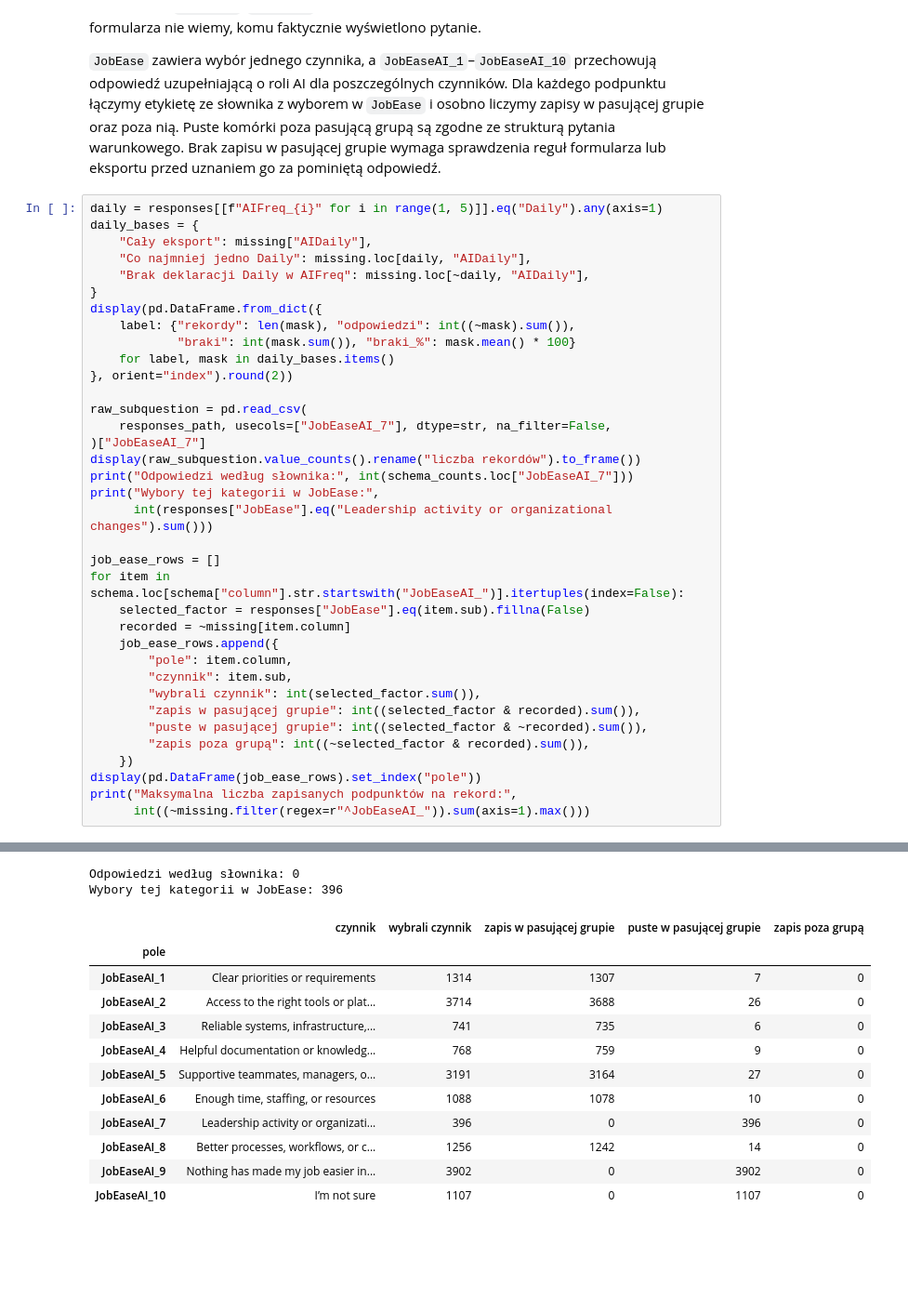
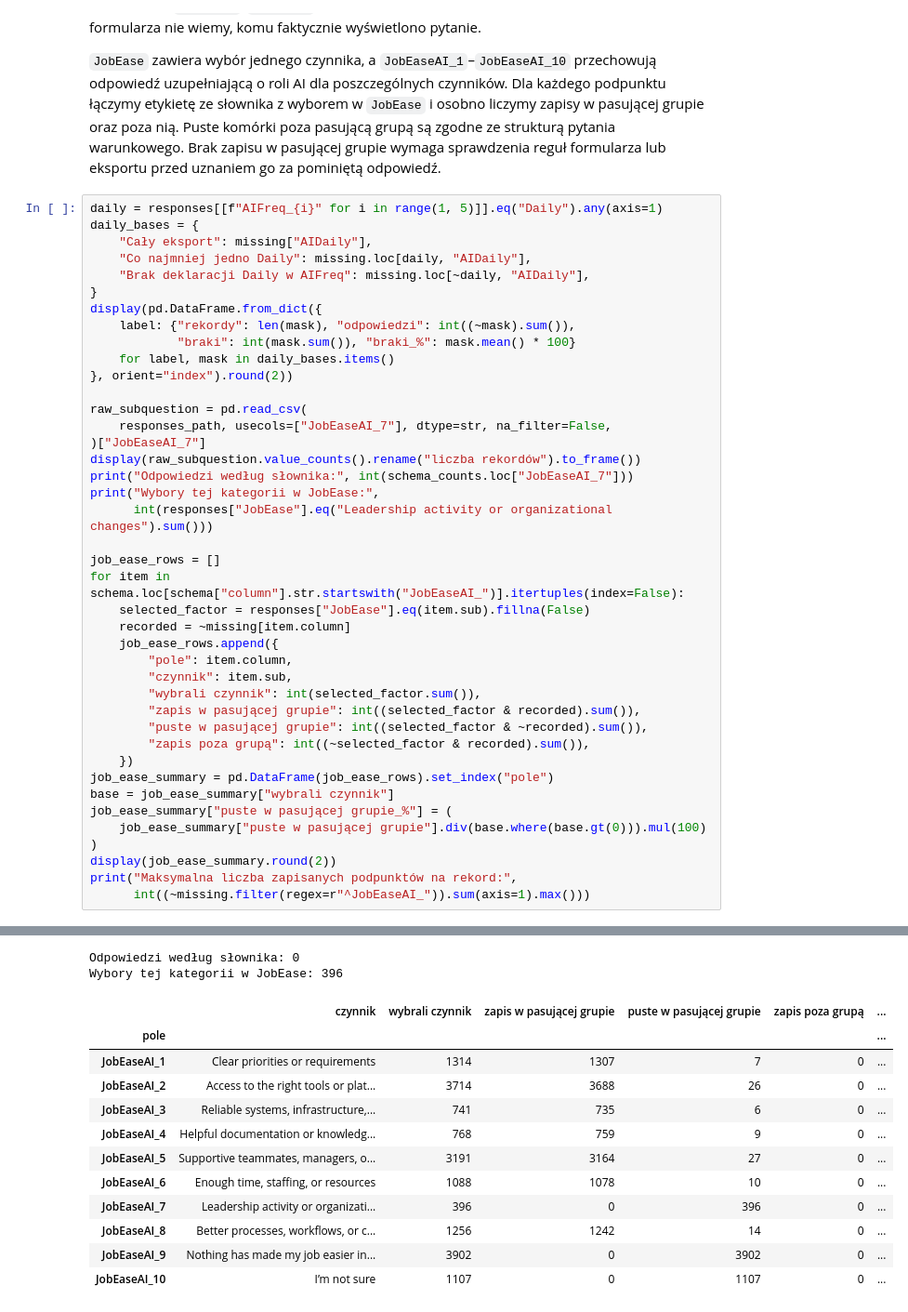
Before and after one commit to jlabuda191/AD_Python_Stack2026, a Jupyter notebook: notebooks/03_analiza_brakow_2026.ipynb, the cells around one changed output, grey strips where cells are left out. Shown at 93% size. Cells and saved outputs as stored; diff of their text form; blank space fills up the shorter version.

```diff
--- a/notebooks/03_analiza_brakow_2026.ipynb
+++ b/notebooks/03_analiza_brakow_2026.ipynb
@@ -247,46 +251,51 @@ raw_subquestion = pd.read_csv(
 )["JobEaseAI_7"]
 display(raw_subquestion.value_counts().rename("liczba rekordów").to_frame())
 print("Odpowiedzi według słownika:", int(schema_counts.loc["JobEaseAI_7"]))
 print("Wybory tej kategorii w JobEase:",
       int(responses["JobEase"].eq("Leadership activity or organizational changes").sum()))
 
 job_ease_rows = []
 for item in schema.loc[schema["column"].str.startswith("JobEaseAI_")].itertuples(index=False):
     selected_factor = responses["JobEase"].eq(item.sub).fillna(False)
     recorded = ~missing[item.column]
     job_ease_rows.append({
         "pole": item.column,
         "czynnik": item.sub,
         "wybrali czynnik": int(selected_factor.sum()),
         "zapis w pasującej grupie": int((selected_factor & recorded).sum()),
         "puste w pasującej grupie": int((selected_factor & ~recorded).sum()),
         "zapis poza grupą": int((~selected_factor & recorded).sum()),
     })
-display(pd.DataFrame(job_ease_rows).set_index("pole"))
+job_ease_summary = pd.DataFrame(job_ease_rows).set_index("pole")
+base = job_ease_summary["wybrali czynnik"]
+job_ease_summary["puste w pasującej grupie_%"] = (
+    job_ease_summary["puste w pasującej grupie"].div(base.where(base.gt(0))).mul(100)
+)
+display(job_ease_summary.round(2))
 print("Maksymalna liczba zapisanych podpunktów na rekord:",
       int((~missing.filter(regex=r"^JobEaseAI_")).sum(axis=1).max()))
 # %% [output]
 |  | rekordy | odpowiedzi | braki | braki_% |
 | Cały eksport | 30903 | 10926 | 19977 | 64.64 |
 | Co najmniej jedno Daily | 10982 | 10926 | 56 | 0.51 |
 | Brak deklaracji Daily w AIFreq | 19921 | 0 | 19921 | 100.00 |
 |  | liczba rekordów |
 | JobEaseAI_7 |  |
 | NA | 30903 |
 Odpowiedzi według słownika: 0
 Wybory tej kategorii w JobEase: 396
-|  | czynnik | wybrali czynnik | zapis w pasującej grupie | puste w pasującej grupie | zapis poza grupą |
-| pole |  |  |  |  |  |
-| JobEaseAI_1 | Clear priorities or requirements | 1314 | 1307 | 7 | 0 |
-| JobEaseAI_2 | Access to the right tools or plat... | 3714 | 3688 | 26 | 0 |
-| JobEaseAI_3 | Reliable systems, infrastructure,... | 741 | 735 | 6 | 0 |
-| JobEaseAI_4 | Helpful documentation or knowledg... | 768 | 759 | 9 | 0 |
-| JobEaseAI_5 | Supportive teammates, managers, o... | 3191 | 3164 | 27 | 0 |
-| JobEaseAI_6 | Enough time, staffing, or resources | 1088 | 1078 | 10 | 0 |
-| JobEaseAI_7 | Leadership activity or organizati... | 396 | 0 | 396 | 0 |
-| JobEaseAI_8 | Better processes, workflows, or c... | 1256 | 1242 | 14 | 0 |
-| JobEaseAI_9 | Nothing has made my job easier in... | 3902 | 0 | 3902 | 0 |
-| JobEaseAI_10 | I’m not sure | 1107 | 0 | 1107 | 0 |
+|  | czynnik | wybrali czynnik | zapis w pasującej grupie | puste w pasującej grupie | zapis poza grupą | ... |
+| pole |  |  |  |  |  | ... |
+| JobEaseAI_1 | Clear priorities or requirements | 1314 | 1307 | 7 | 0 | ... |
+| JobEaseAI_2 | Access to the right tools or plat... | 3714 | 3688 | 26 | 0 | ... |
+| JobEaseAI_3 | Reliable systems, infrastructure,... | 741 | 735 | 6 | 0 | ... |
+| JobEaseAI_4 | Helpful documentation or knowledg... | 768 | 759 | 9 | 0 | ... |
+| JobEaseAI_5 | Supportive teammates, managers, o... | 3191 | 3164 | 27 | 0 | ... |
+| JobEaseAI_6 | Enough time, staffing, or resources | 1088 | 1078 | 10 | 0 | ... |
+| JobEaseAI_7 | Leadership activity or organizati... | 396 | 0 | 396 | 0 | ... |
+| JobEaseAI_8 | Better processes, workflows, or c... | 1256 | 1242 | 14 | 0 | ... |
+| JobEaseAI_9 | Nothing has made my job easier in... | 3902 | 0 | 3902 | 0 | ... |
+| JobEaseAI_10 | I’m not sure | 1107 | 0 | 1107 | 0 | ... |
 Maksymalna liczba zapisanych podpunktów na rekord: 1
 # %% [markdown]
 ## 7. Wnioski z bieżącego uruchomienia
```
Also changed, not shown: parts of 5 cells of this notebook.
